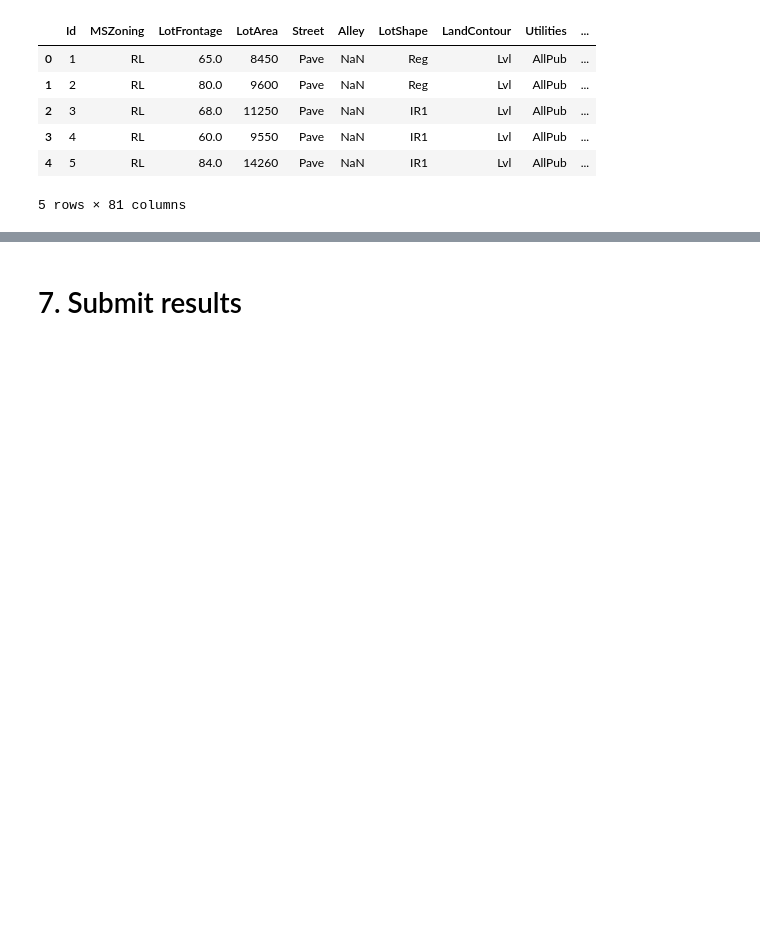
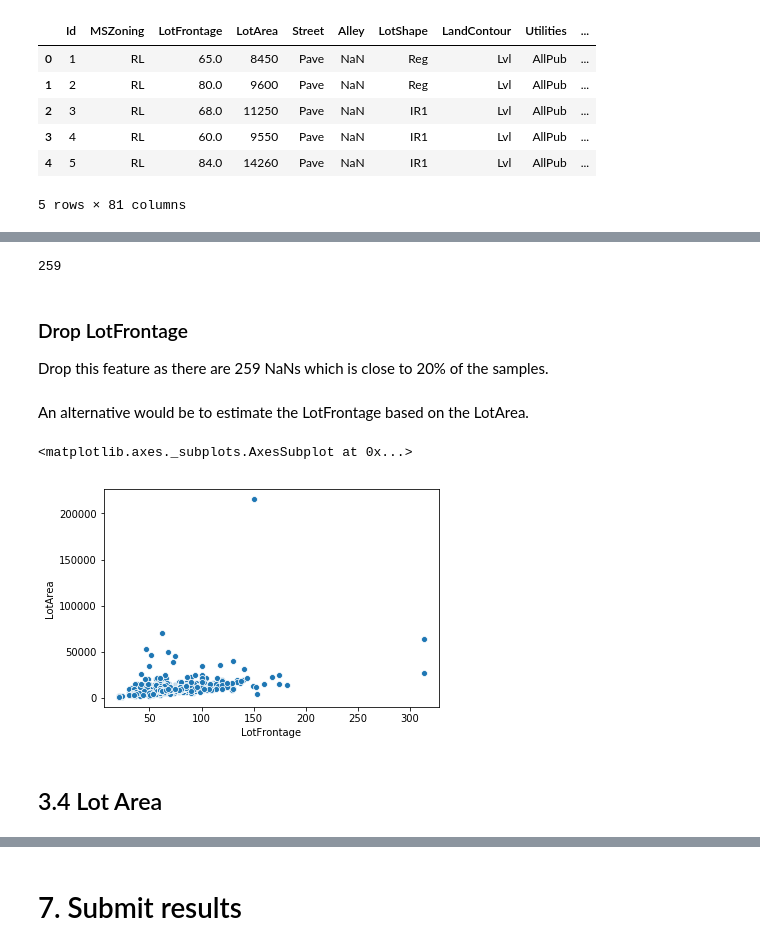
Before and after one commit to bmaelum/kaggle_houseprices, a Jupyter notebook: Kaggle House Prices.ipynb, the cells around one changed output, grey strips where cells are left out. Drawn from its saved outputs; the diff is of its cells as text; code cells hidden in the pictures; blank space fills up the shorter version.

```diff
--- a/Kaggle House Prices.ipynb
+++ b/Kaggle House Prices.ipynb
@@ -183,0 +246,2 @@ df_train.head()
+# %%
+df_train = pd.concat([df_train.drop('MSZoning', axis=1), pd.get_dummies(df_train['MSZoning'], prefix='MSZoning')], axis=1)
@@ -183,0 +272,14 @@ df_train.head()
+# %%
+df_train.LotFrontage.isna().sum()
+# %% [output]
+259
+# %% [markdown]
+### Drop LotFrontage
+Drop this feature as there are 259 NaNs which is close to 20% of the samples.
+# %% [markdown]
+An alternative would be to estimate the LotFrontage based on the LotArea.
+# %%
+sns.scatterplot(x='LotFrontage', y='LotArea', data=df_train)
+# %% [output]
+<matplotlib.axes._subplots.AxesSubplot at 0x...>
+[figure, added]
@@ -183,0 +288,2 @@ df_train.head()
+# %% [markdown]
+## 3.4 Lot Area
```
Also changed, not shown: parts of 68 cells of this notebook, 1 other file.
